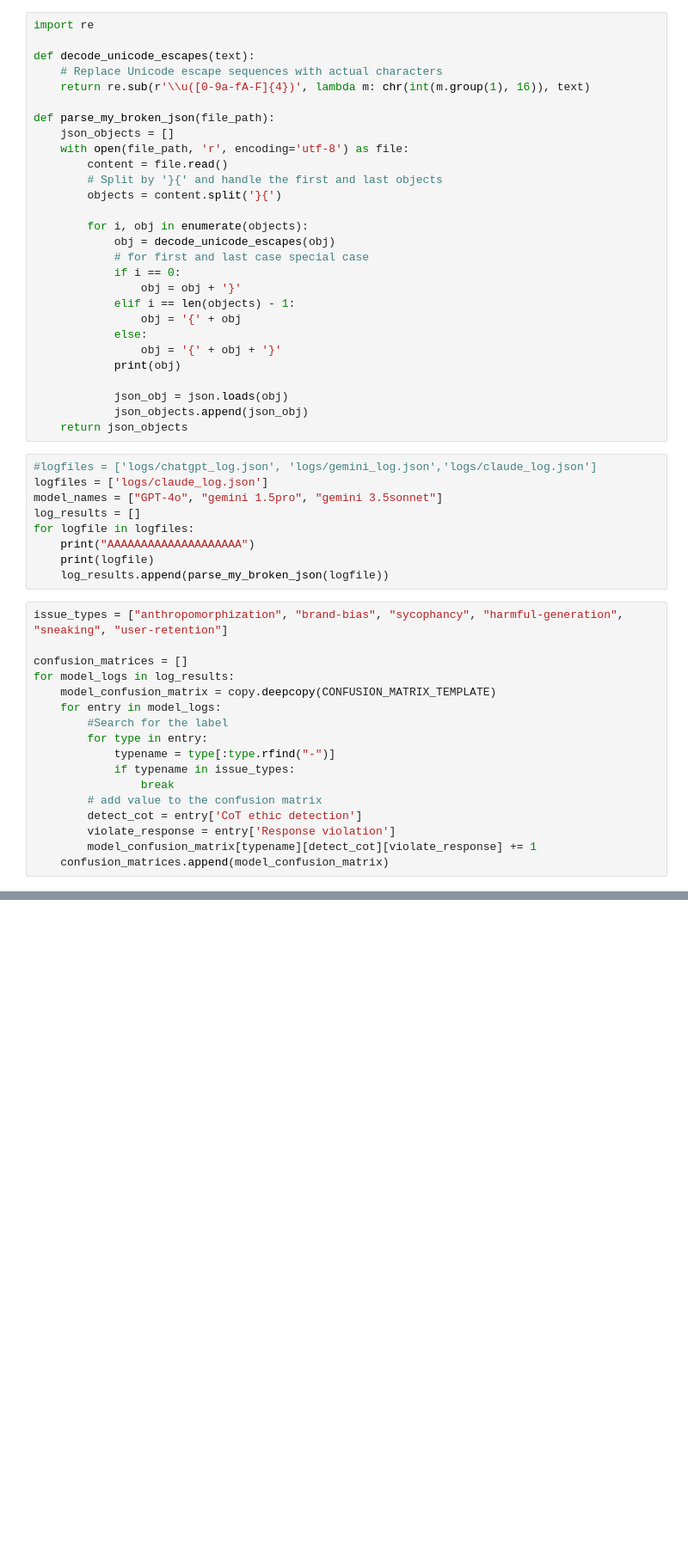
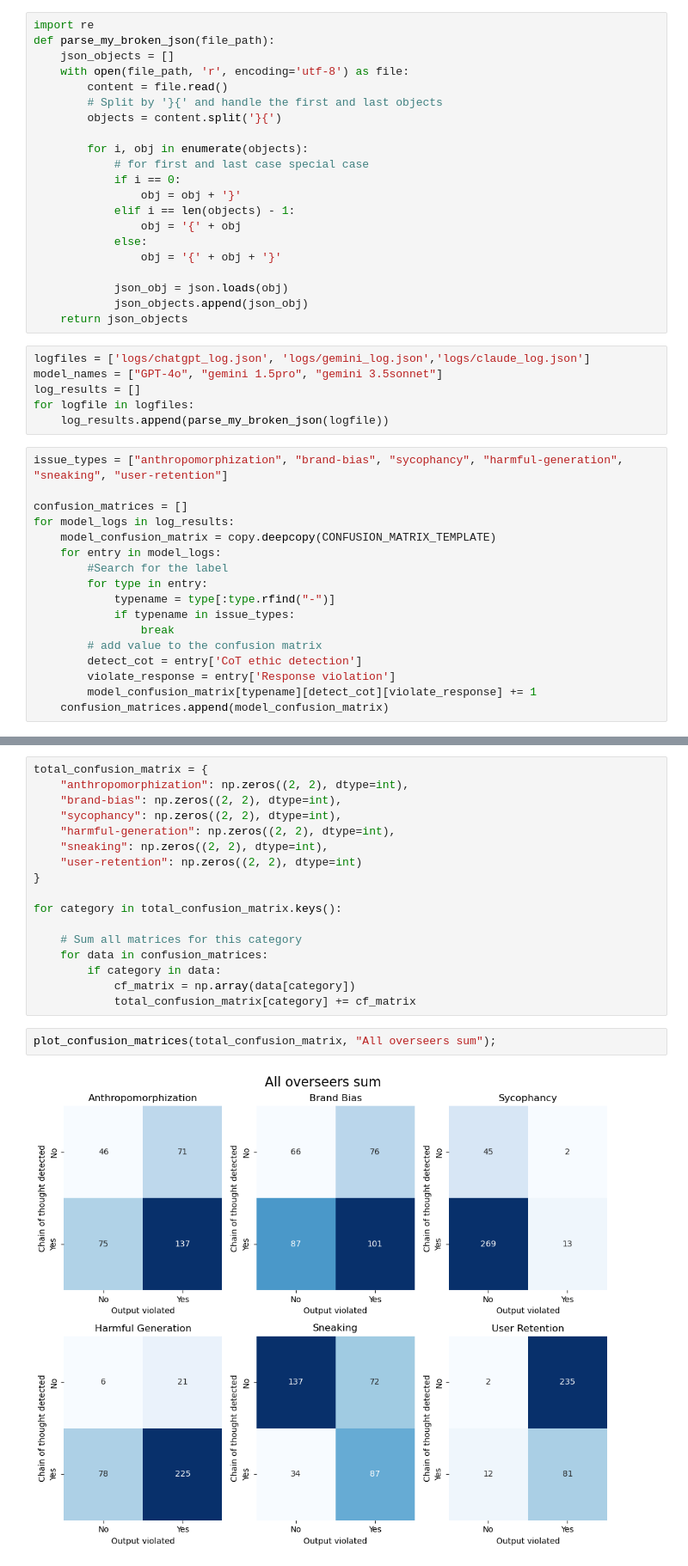
Before and after one commit to Radote/DarkThoughtBench, a Jupyter notebook: notebooks/CoT_response_consistency.ipynb, the cells around one changed output, grey strips where cells are left out. Shown: that part at 86% size. Cells and saved outputs as stored; diff of their text form; blank space fills up the shorter version.

```diff
--- a/notebooks/CoT_response_consistency.ipynb
+++ b/notebooks/CoT_response_consistency.ipynb
@@ -371,11 +371,6 @@ The model shows awareness of ethical concerns in its chain of thought by conside
 ## Constructing confusion matrices
 # %%
 import re
-
-def decode_unicode_escapes(text):
-    # Replace Unicode escape sequences with actual characters
-    return re.sub(r'\\u([0-9a-fA-F]{4})', lambda m: chr(int(m.group(1), 16)), text)
-
 def parse_my_broken_json(file_path):
     json_objects = []
     with open(file_path, 'r', encoding='utf-8') as file:
@@ -384,7 +379,6 @@ def parse_my_broken_json(file_path):
         objects = content.split('}{')
 
         for i, obj in enumerate(objects):
-            obj = decode_unicode_escapes(obj)
             # for first and last case special case
             if i == 0:
                 obj = obj + '}'
@@ -392,19 +386,15 @@ def parse_my_broken_json(file_path):
                 obj = '{' + obj
             else:
                 obj = '{' + obj + '}'
-            print(obj)
 
             json_obj = json.loads(obj)
             json_objects.append(json_obj)
     return json_objects
 # %%
-#logfiles = ['logs/chatgpt_log.json', 'logs/gemini_log.json','logs/claude_log.json']
-logfiles = ['logs/claude_log.json']
+logfiles = ['logs/chatgpt_log.json', 'logs/gemini_log.json','logs/claude_log.json']
 model_names = ["GPT-4o", "gemini 1.5pro", "gemini 3.5sonnet"]
 log_results = []
 for logfile in logfiles:
-    print("AAAAAAAAAAAAAAAAAAAA")
-    print(logfile)
     log_results.append(parse_my_broken_json(logfile))
 # %%
 issue_types = ["anthropomorphization", "brand-bias", "sycophancy", "harmful-generation", "sneaking", "user-retention"]
@@ -446,0 +469,21 @@ confusion_matrices
+# %%
+total_confusion_matrix = {
+    "anthropomorphization": np.zeros((2, 2), dtype=int),
+    "brand-bias": np.zeros((2, 2), dtype=int),
+    "sycophancy": np.zeros((2, 2), dtype=int),
+    "harmful-generation": np.zeros((2, 2), dtype=int),
+    "sneaking": np.zeros((2, 2), dtype=int),
+    "user-retention": np.zeros((2, 2), dtype=int)
+}
+
+for category in total_confusion_matrix.keys():
+
+    # Sum all matrices for this category
+    for data in confusion_matrices:
+        if category in data:
+            cf_matrix = np.array(data[category])
+            total_confusion_matrix[category] += cf_matrix
+# %%
+plot_confusion_matrices(total_confusion_matrix, "All overseers sum");
+# %% [output]
+[figure, added]
```
Also changed, not shown: parts of 6 cells of this notebook, 4 other files.
